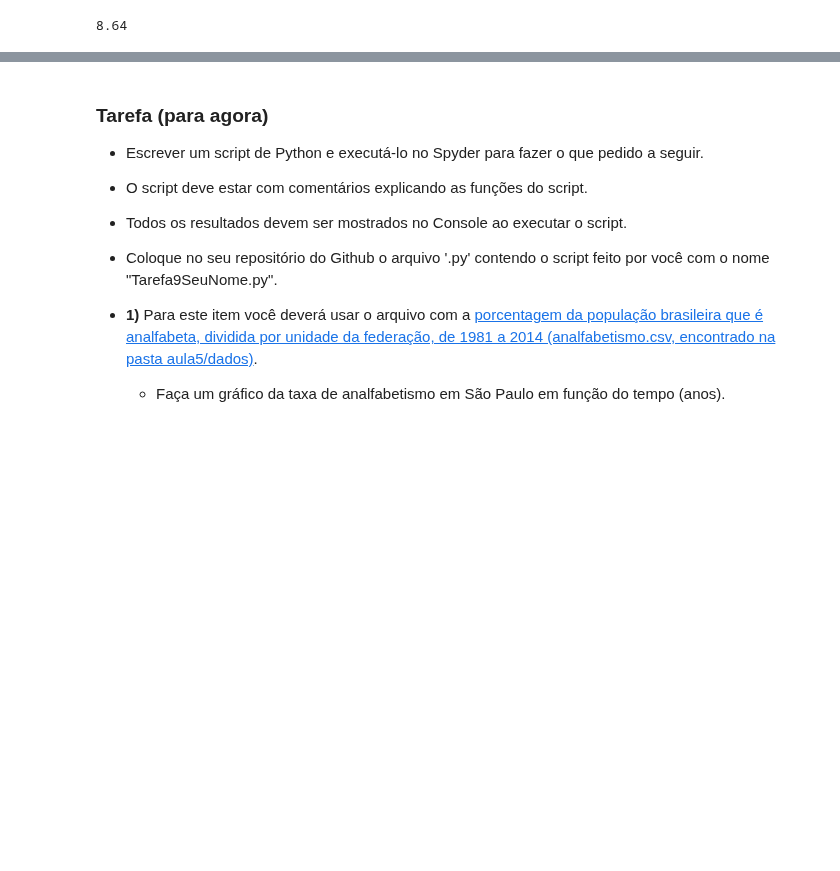
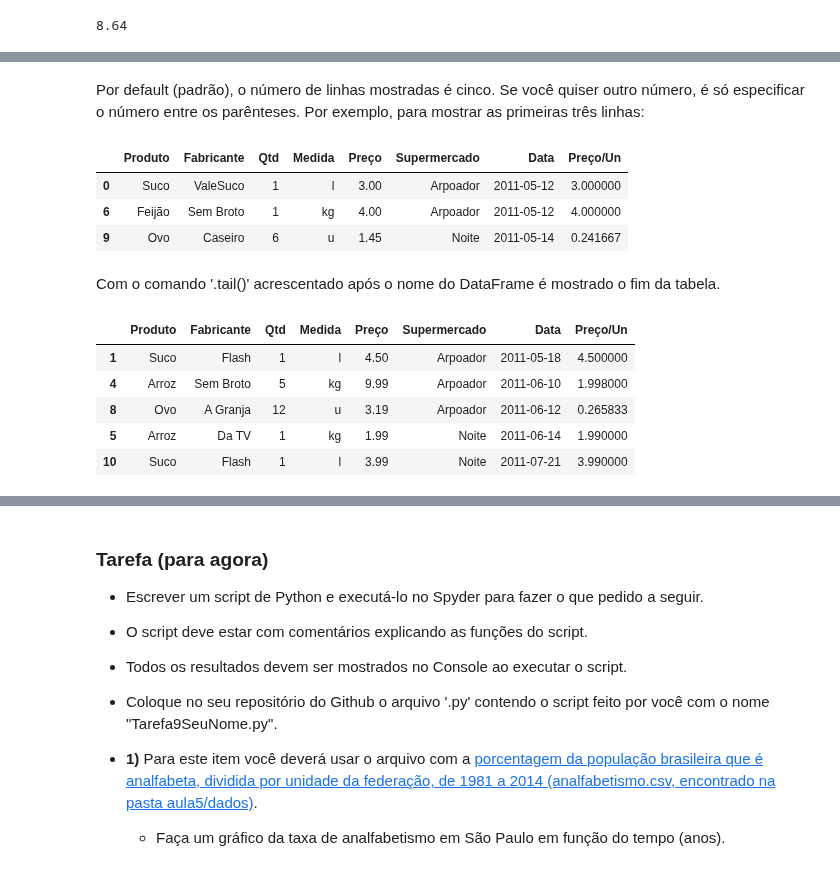
Before and after one commit to rnwatanabe/BasesComputacionais, a Jupyter notebook: aula5/BasesDeDados.ipynb, the cells around one changed output, grey strips where cells are left out. Saved outputs shown, nothing was run; the diff lists cells and outputs as text; code cells hidden in the pictures; blank space fills up the shorter version.

```diff
--- a/aula5/BasesDeDados.ipynb
+++ b/aula5/BasesDeDados.ipynb
@@ -434,0 +448,20 @@ print(compras['Preço'].values[4])
+# %% [markdown]
+Por default (padrão), o número de linhas mostradas é cinco. Se você quiser outro número, é só especificar o número entre os parênteses. Por exemplo, para mostrar as primeiras três linhas:
+# %%
+compras.head(3)
+# %% [output]
+|  | Produto | Fabricante | Qtd | Medida | Preço | Supermercado | Data | Preço/Un |
+| 0 | Suco | ValeSuco | 1 | l | 3.00 | Arpoador | 2011-05-12 | 3.000000 |
+| 6 | Feijão | Sem Broto | 1 | kg | 4.00 | Arpoador | 2011-05-12 | 4.000000 |
+| 9 | Ovo | Caseiro | 6 | u | 1.45 | Noite | 2011-05-14 | 0.241667 |
+# %% [markdown]
+Com o comando '.tail()' acrescentado após o nome do DataFrame é mostrado o fim da tabela.
+# %%
+compras.tail()
+# %% [output]
+|  | Produto | Fabricante | Qtd | Medida | Preço | Supermercado | Data | Preço/Un |
+| 1 | Suco | Flash | 1 | l | 4.50 | Arpoador | 2011-05-18 | 4.500000 |
+| 4 | Arroz | Sem Broto | 5 | kg | 9.99 | Arpoador | 2011-06-10 | 1.998000 |
+| 8 | Ovo | A Granja | 12 | u | 3.19 | Arpoador | 2011-06-12 | 0.265833 |
+| 5 | Arroz | Da TV | 1 | kg | 1.99 | Noite | 2011-06-14 | 1.990000 |
+| 10 | Suco | Flash | 1 | l | 3.99 | Noite | 2011-07-21 | 3.990000 |
```
Also changed, not shown: parts of 12 cells of this notebook.
